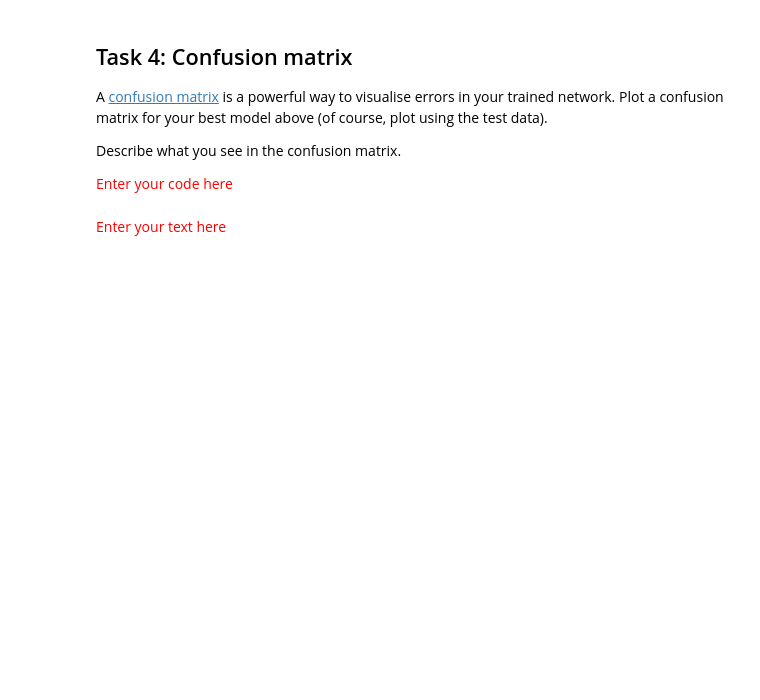
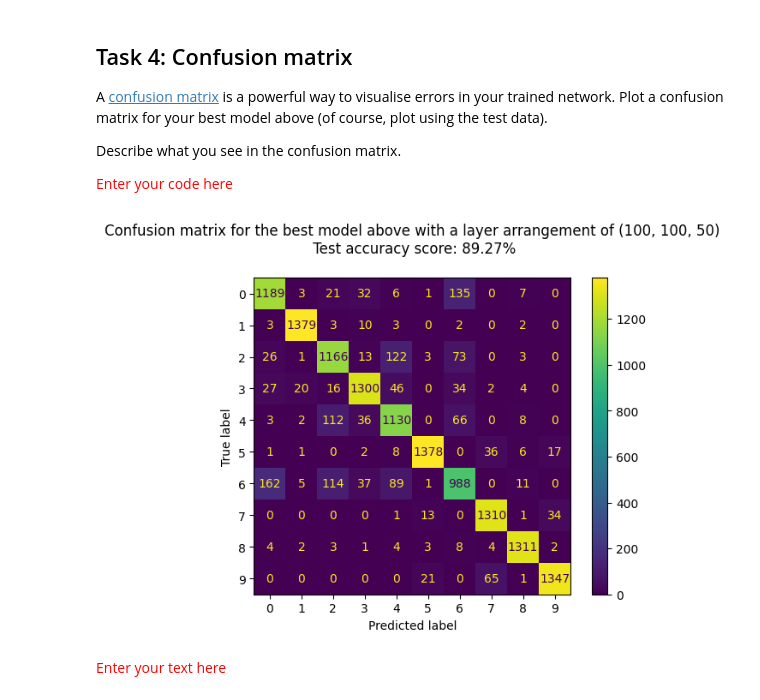
Before and after one commit to sprince0031/UL_Masters, a Jupyter notebook: SEM_1/CE4051-Introduction_to_Data_Engineering_and_Machine_Learning/Week9_10/Activity5_23052058.ipynb, the cells around one changed output. Drawn from its saved outputs; the diff is of its cells as text; code cells hidden in the pictures; blank space fills up the shorter version.

```diff
--- a/SEM_1/CE4051-Introduction_to_Data_Engineering_and_Machine_Learning/Week9_10/Activity5_23052058.ipynb
+++ b/SEM_1/CE4051-Introduction_to_Data_Engineering_and_Machine_Learning/Week9_10/Activity5_23052058.ipynb
@@ -416,2 +435,18 @@ Describe what you see in the confusion matrix.
+# %%
+from sklearn.metrics import confusion_matrix, ConfusionMatrixDisplay
+
+'''
+Directly taking the latest instance of 'ml_deeper_classifier' because the last iteration with layer structure (100, 100, 50) had the
+best accuracy of all models trained and tested above.
+'''
+confusion_matrix = confusion_matrix(y_test, mlp_deeper_test_preds, labels=mlp_deeper_classifier.classes_)
+
+# Plotting the confusion matrix
+disp = ConfusionMatrixDisplay(confusion_matrix=confusion_matrix, display_labels=mlp_deeper_classifier.classes_)
+disp.plot()
+plt.title(f'Confusion matrix for the best model above with a layer arrangement of {layers[len(layers)-1]}\n Test accuracy score: {a_deeper_test[len(a_deeper_test)-1] * 100:.2f}%\n')
+plt.show()
+# %% [output]
+[figure, added]
 # %% [markdown]
 <font color='red'>Enter your text here</font>
```
Also changed, not shown: parts of 11 cells of this notebook.
